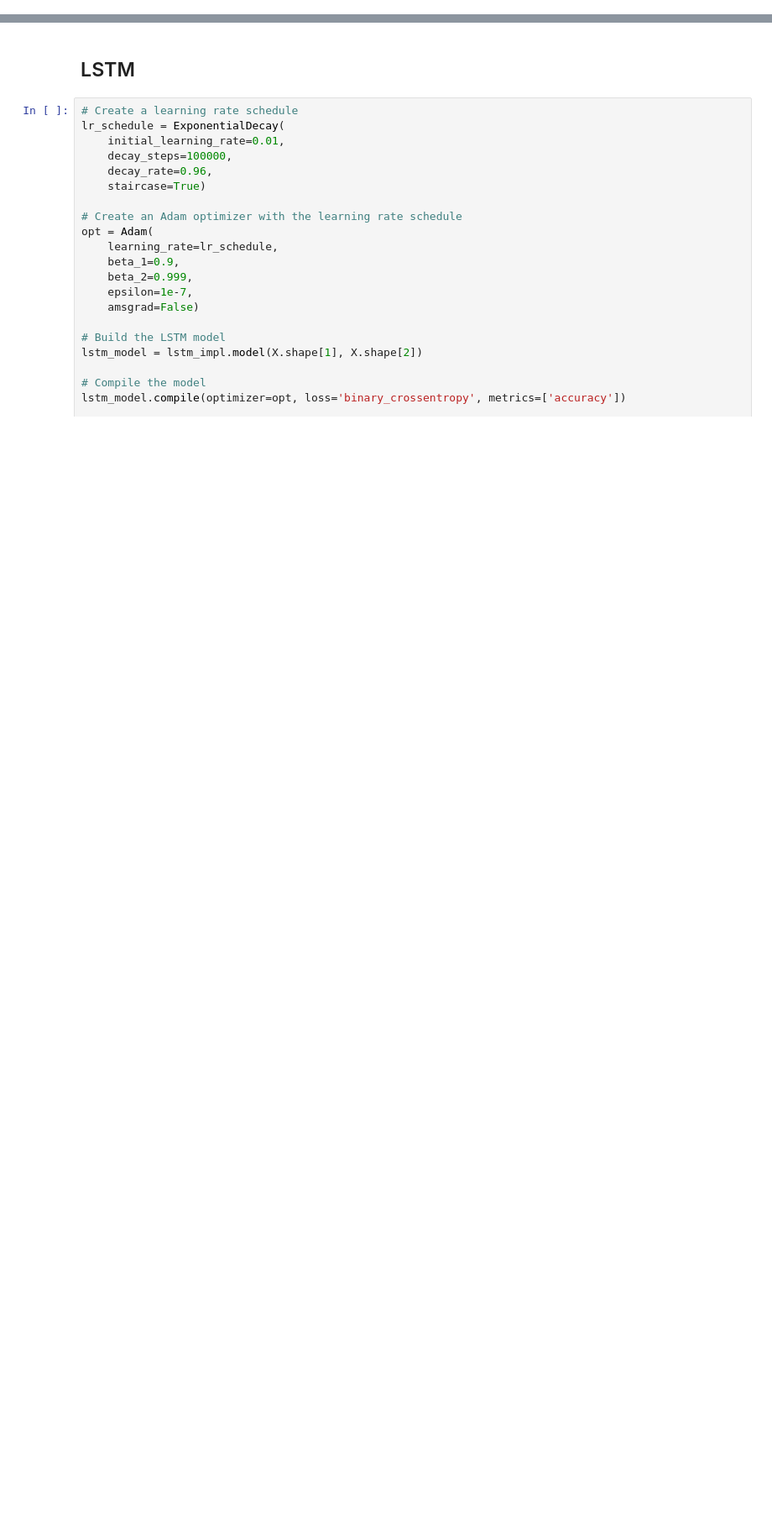
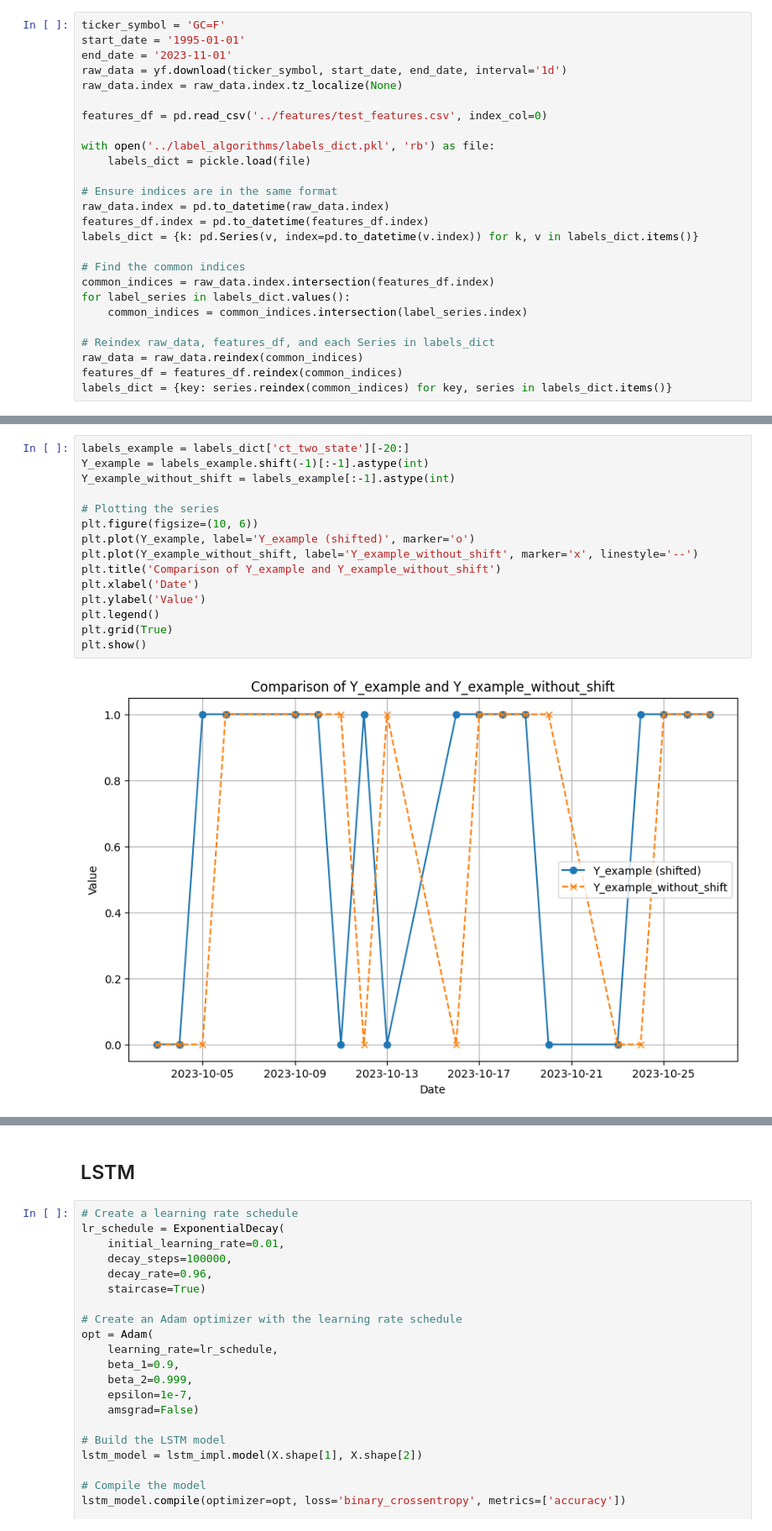
Before and after one commit to MDzaja/MasterThesis, a Jupyter notebook: models/test.ipynb, the cells around one changed output, grey strips where cells are left out. Shown: that part at 84% size. Saved outputs shown, nothing was run; the diff lists cells and outputs as text; blank space fills up the shorter version.

Commit message:
data processing

```diff
--- a/models/test.ipynb
+++ b/models/test.ipynb
@@ -66,0 +27,26 @@ Test X: (1155, 40, 6), Y: (1155, 1)
+# %%
+ticker_symbol = 'GC=F'
+start_date = '1995-01-01'
+end_date = '2023-11-01'
+raw_data = yf.download(ticker_symbol, start_date, end_date, interval='1d')
+raw_data.index = raw_data.index.tz_localize(None)
+
+features_df = pd.read_csv('../features/test_features.csv', index_col=0)
+
+with open('../label_algorithms/labels_dict.pkl', 'rb') as file:
+    labels_dict = pickle.load(file)
+
+# Ensure indices are in the same format
+raw_data.index = pd.to_datetime(raw_data.index)
+features_df.index = pd.to_datetime(features_df.index)
+labels_dict = {k: pd.Series(v, index=pd.to_datetime(v.index)) for k, v in labels_dict.items()}
+
+# Find the common indices
+common_indices = raw_data.index.intersection(features_df.index)
+for label_series in labels_dict.values():
+    common_indices = common_indices.intersection(label_series.index)
+
+# Reindex raw_data, features_df, and each Series in labels_dict
+raw_data = raw_data.reindex(common_indices)
+features_df = features_df.reindex(common_indices)
+labels_dict = {key: series.reindex(common_indices) for key, series in labels_dict.items()}
@@ -66,0 +63,17 @@ Test X: (1155, 40, 6), Y: (1155, 1)
+# %%
+labels_example = labels_dict['ct_two_state'][-20:]
+Y_example = labels_example.shift(-1)[:-1].astype(int)
+Y_example_without_shift = labels_example[:-1].astype(int)
+
+# Plotting the series
+plt.figure(figsize=(10, 6))
+plt.plot(Y_example, label='Y_example (shifted)', marker='o')
+plt.plot(Y_example_without_shift, label='Y_example_without_shift', marker='x', linestyle='--')
+plt.title('Comparison of Y_example and Y_example_without_shift')
+plt.xlabel('Date')
+plt.ylabel('Value')
+plt.legend()
+plt.grid(True)
+plt.show()
+# %% [output]
+[figure, added]
```
Also changed, not shown: parts of 8 cells of this notebook, 7 other files.
